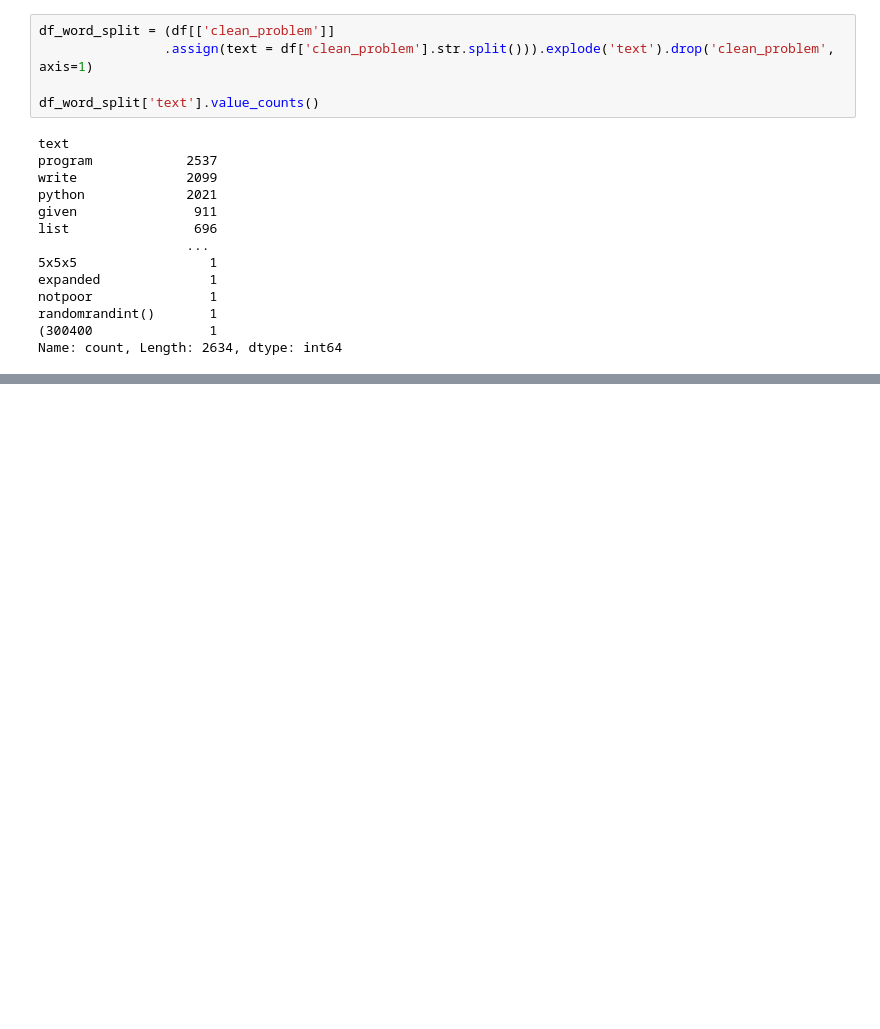
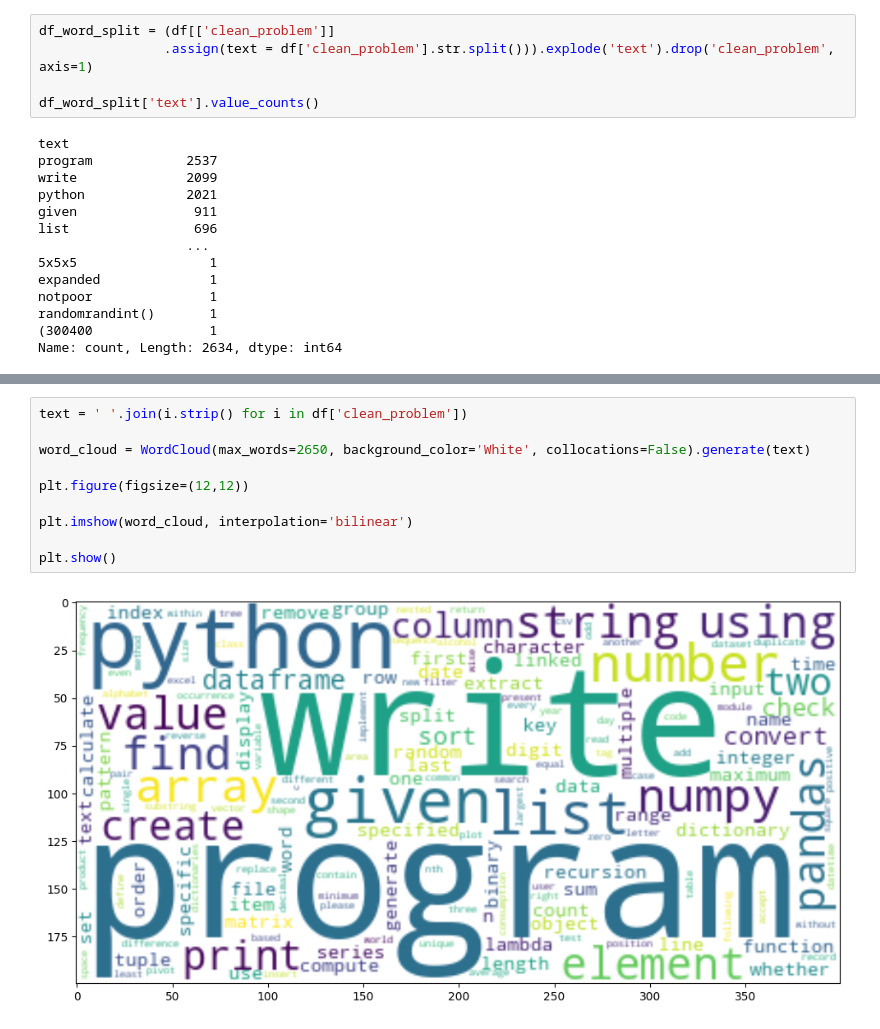
Before and after one commit to arnaldochm/4geeks_finalproject_text_to_python, a Jupyter notebook: notebooks/notebook.ipynb, the cells around one changed output, grey strips where cells are left out. Drawn from its saved outputs; the diff is of its cells as text; blank space fills up the shorter version.

```diff
--- a/notebooks/notebook.ipynb
+++ b/notebooks/notebook.ipynb
@@ -278,0 +299,12 @@ plt.show()
+# %%
+text = ' '.join(i.strip() for i in df['clean_problem'])
+
+word_cloud = WordCloud(max_words=2650, background_color='White', collocations=False).generate(text)
+
+plt.figure(figsize=(12,12))
+
+plt.imshow(word_cloud, interpolation='bilinear')
+
+plt.show()
+# %% [output]
+[figure, added]
```
Also changed, not shown: parts of 4 cells of this notebook.
